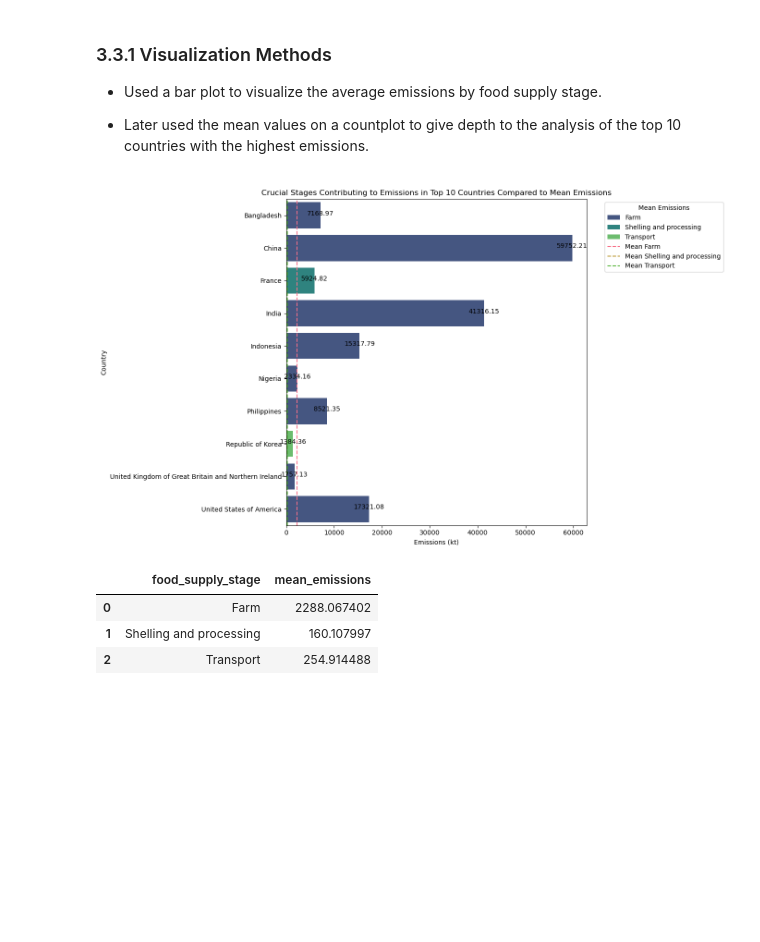
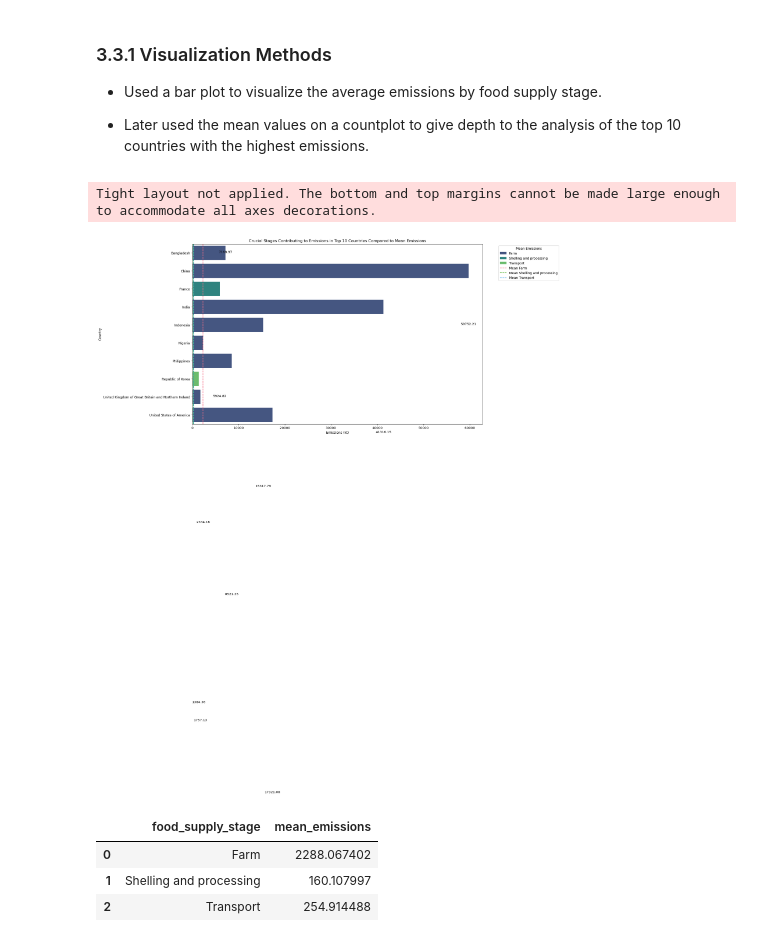
Before and after one commit to AlexRibeiro95/Project_FoodWaste, a Jupyter notebook: EDA/Main.ipynb, the cells around one changed output. Drawn from its saved outputs; the diff is of its cells as text; code cells hidden in the pictures; blank space fills up the shorter version.

```diff
--- a/EDA/Main.ipynb
+++ b/EDA/Main.ipynb
@@ -66,10 +66,30 @@ import numpy as np
 import matplotlib.pyplot as plt
 import seaborn as sns
 import plotly.express as px
+import gdown
+from functions import map_stages
 
+#emissions_df = pd.read_csv('/Users/alexandreribeiro/Desktop/Emissions_dataset.csv')
+#foodwaste_df = pd.read_csv('/Users/alexandreribeiro/Desktop/Food-Waste_dataset.csv')
 
-emissions_df = pd.read_csv('/Users/alexandreribeiro/Desktop/Emissions_dataset.csv')
-foodwaste_df = pd.read_csv('/Users/alexandreribeiro/Desktop/Food-Waste_dataset.csv')
+#Importing the datasets from Google Drive
+
+try:
+    emissions_df = pd.read_csv('/Users/alexandreribeiro/Desktop/Emissions_dataset.csv')
+    foodwaste_df = pd.read_csv('/Users/alexandreribeiro/Desktop/Food-Waste_dataset.csv')
+
+except:
+    file_id1 = '1dlQkjoNh_qA2ScH7l3aII43feE35qhcb'
+    url1 = f'https://drive.google.com/uc?id={file_id}'
+    file_id2 = '16OnMxm4yDSwtsadnp0l08V4nQm7m_tr_'
+    url2 = f'https://drive.google.com/uc?id={file_id}'
+    output_path1 = '/Users/alexandreribeiro/Desktop/Emissions_dataset.csv'  # Cambia la extensión si no es un CSV
+    output_path2 = '/Users/alexandreribeiro/Desktop/Food-Waste_dataset.csv'  # Cambia la extensión si no es un CSV
+    gdown.download(url1, output_path1, quiet=False)
+    gdown.download(url2, output_path2, quiet=False)
+    emissions_df = pd.read_csv(output_path1)
+    foodwaste_df = pd.read_csv(output_path2)
+
 
 # Change column value to emissions_quantity
 
@@ -459,39 +481,40 @@ fig.show()
 # %%
 #Can we put the mean emissions values in the legend?
 
 # Create a bar plot
 
-plt.figure(figsize=(14, 8))
-sns.barplot(x='value', y='country', hue='food_supply_stage', data=merged_crucial_stages, palette='viridis', dodge=False)
-for index, row in merged_crucial_stages.iterrows():
-    plt.text(row['value'], index, round(row['value'], 2), color='black', ha="center")
+plt.figure(figsize=(16, 10))
+sns.barplot(x='emissions_quantity', y='country', hue='food_supply_stage', data=crucial_stages, palette='viridis', dodge=False)
+for index, row in crucial_stages.iterrows():
+    plt.text(row['emissions_quantity'], index, round(row['emissions_quantity'], 2), color='black', ha="center")
 
 # Define colors for each stage
 stage_colors = sns.color_palette('husl', len(mean_emissions_crucial_stages))
 
 # Add a horizontal line for the mean emissions with different colors
 
-for idx, stage in enumerate(merged_crucial_stages['food_supply_stage'].unique()):
+for idx, stage in enumerate(crucial_stages['food_supply_stage'].unique()):
     mean_val = mean_emissions_crucial_stages[mean_emissions_crucial_stages['food_supply_stage'] == stage]['mean_emissions'].values[0]
     plt.axvline(mean_val, color=stage_colors[idx], linestyle='--', label=f'Mean {stage}')
 
 # Add a legend for the mean emissions
 
 plt.legend(title='Mean Emissions', bbox_to_anchor=(1.05, 1), loc='upper left')
 plt.title('Crucial Stages Contributing to Emissions in Top 10 Countries Compared to Mean Emissions')
 
 plt.xlabel('Emissions (kt)')
 plt.ylabel('Country')
 plt.tight_layout()
 plt.show()
 
 # From the mean_emissions_crucial_stages DataFrame, we extract just the stages in the graph (farm, transport, shell and processing)
 
 mean_emissions_crucial_stages = mean_emissions_crucial_stages[mean_emissions_crucial_stages['food_supply_stage'].isin(['Farm', 'Transport', 'Shelling and processing'])].reset_index(drop=True)
 
 mean_emissions_crucial_stages
 # %% [output]
+Tight layout not applied. The bottom and top margins cannot be made large enough to accommodate all axes decorations.
-[figure, old version]
+[figure, new version]
 |  | food_supply_stage | mean_emissions |
 | 0 | Farm | 2288.067402 |
 | 1 | Shelling and processing | 160.107997 |
```
Also changed, not shown: parts of 1 cell of this notebook, 3 other files.
